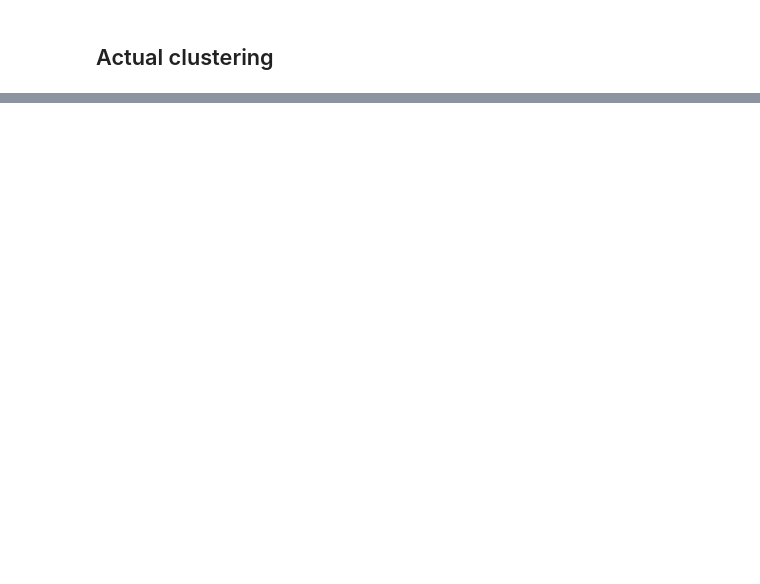
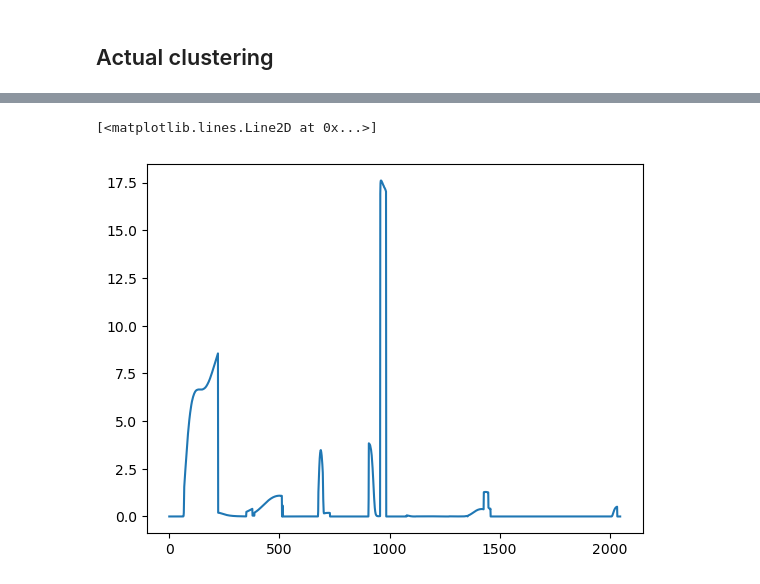
Before and after one commit to bencekaszas/ITT23-MIMO-processing, a Jupyter notebook: clustering.ipynb, the cells around one changed output, grey strips where cells are left out. Saved outputs shown, nothing was run; the diff lists cells and outputs as text; code cells hidden in the pictures; blank space fills up the shorter version.

```diff
--- a/clustering.ipynb
+++ b/clustering.ipynb
@@ -149,0 +157,16 @@ IndexError: boolean index did not match indexed array along axis 0; size of axis
+# %%
+coords = data['coords']
+#coords = np.vstack([coords[:512], coords[128*512:129*512], coords[256*512:257*512], coords[384*512:385*512]]) * 2
+coords = coords[:512*512]
+
+H_matrices = data['matrices']
+H_matrices[np.isnan(H_matrices).any(axis=(1,2))] = np.zeros_like(H_matrices[np.isnan(H_matrices).any(axis=(1,2))])
+#H_matrices = np.vstack([H_matrices[:512], H_matrices[128*512:129*512], H_matrices[256*512:257*512], H_matrices[384*512:385*512]])
+H_matrices = H_matrices[:512*512]
+H_matrices = regularize_data(H_matrices)
+capacity_data = capacity_Vector(H_matrices)
+# %%
+plt.plot(capacity_data)
+# %% [output]
+[<matplotlib.lines.Line2D at 0x...>]
+[figure, added]
```
Also changed, not shown: parts of 12 cells of this notebook, 12 other files.
